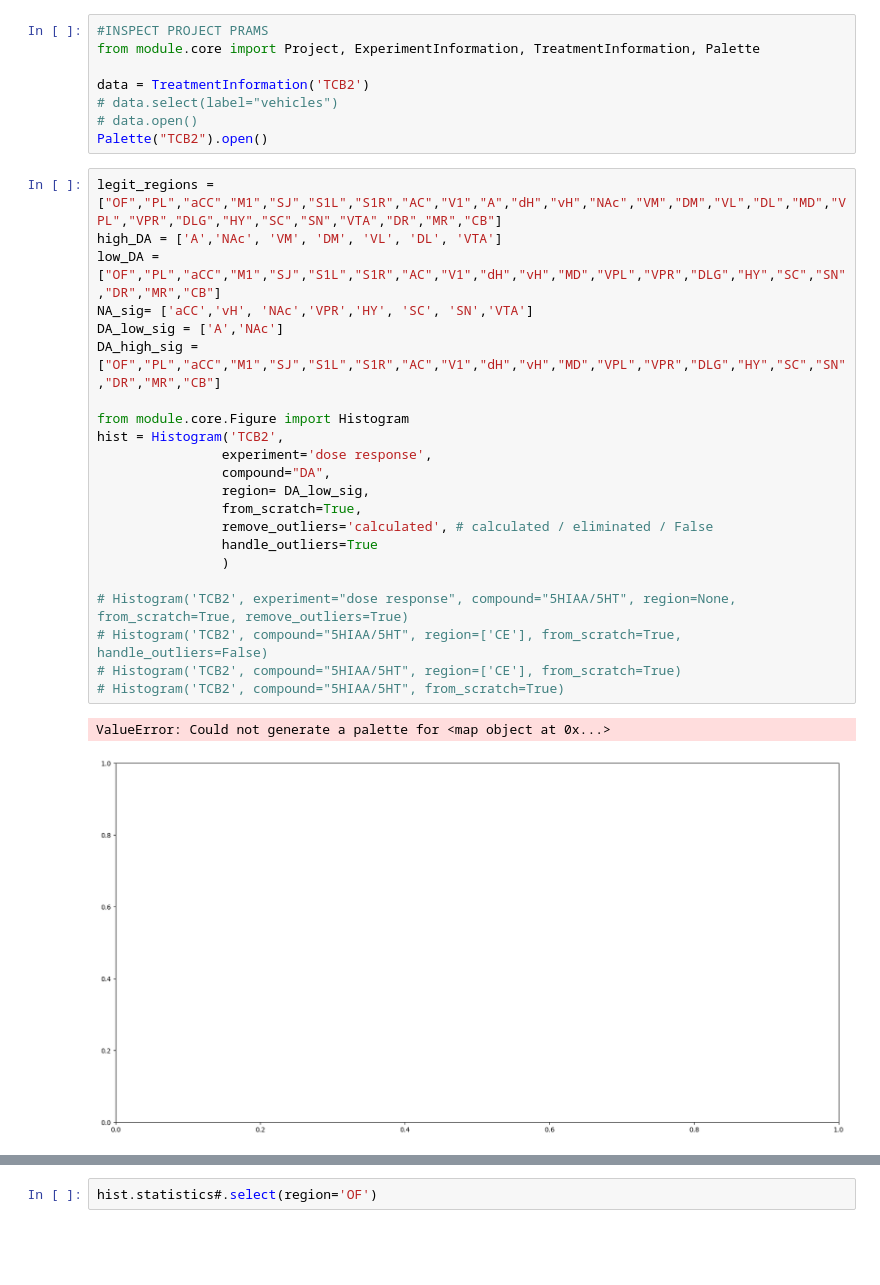
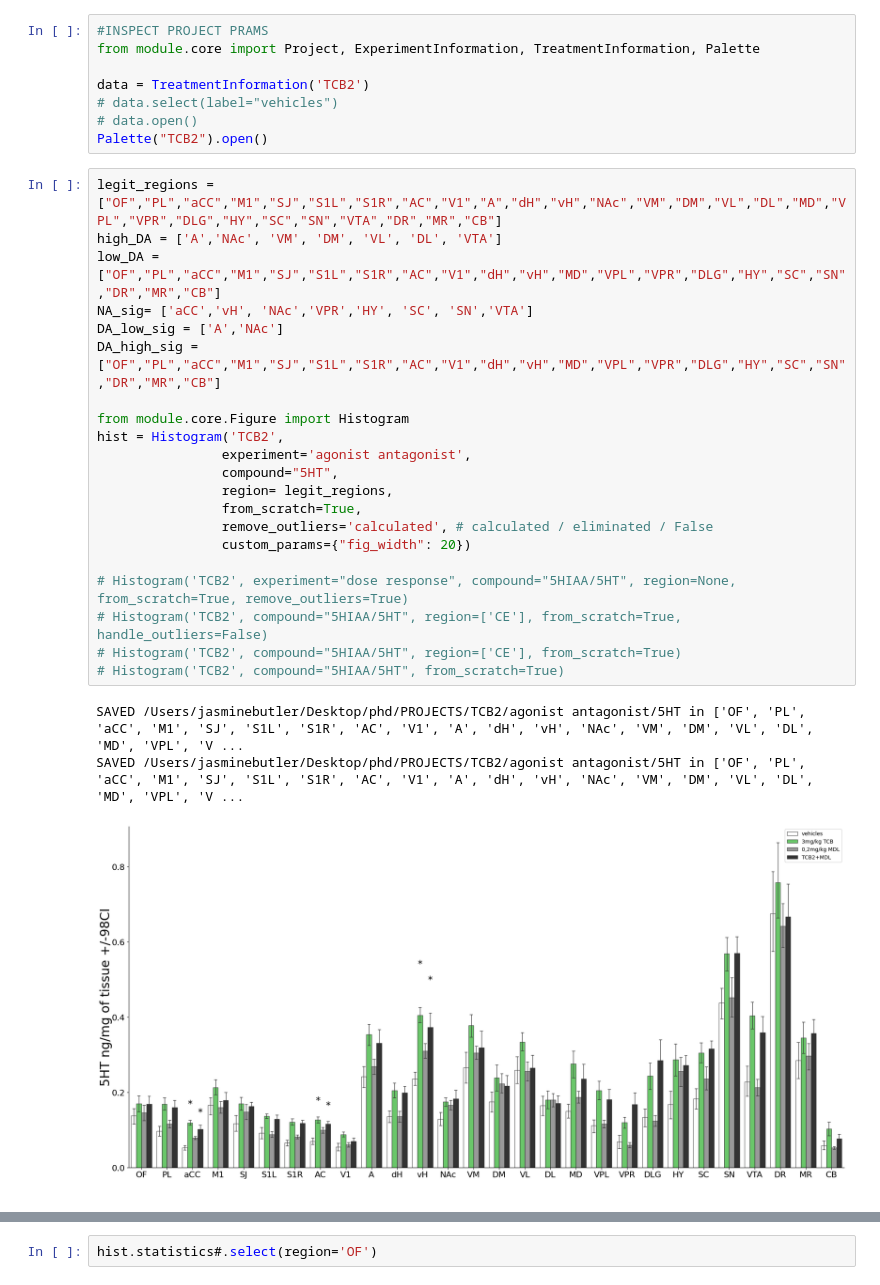
Before and after one commit to remicorne/phd, a Jupyter notebook: NEW_DASH.ipynb, the cells around one changed output, grey strips where cells are left out. Saved outputs shown, nothing was run; the diff lists cells and outputs as text; blank space fills up the shorter version.

```diff
--- a/NEW_DASH.ipynb
+++ b/NEW_DASH.ipynb
@@ -47,25 +47,25 @@ Palette("TCB2").open()
 # %%
 legit_regions = ["OF","PL","aCC","M1","SJ","S1L","S1R","AC","V1","A","dH","vH","NAc","VM","DM","VL","DL","MD","VPL","VPR","DLG","HY","SC","SN","VTA","DR","MR","CB"]
 high_DA = ['A','NAc', 'VM', 'DM', 'VL', 'DL', 'VTA']
 low_DA = ["OF","PL","aCC","M1","SJ","S1L","S1R","AC","V1","dH","vH","MD","VPL","VPR","DLG","HY","SC","SN","DR","MR","CB"]
 NA_sig= ['aCC','vH', 'NAc','VPR','HY', 'SC', 'SN','VTA']
 DA_low_sig = ['A','NAc']
 DA_high_sig = ["OF","PL","aCC","M1","SJ","S1L","S1R","AC","V1","dH","vH","MD","VPL","VPR","DLG","HY","SC","SN","DR","MR","CB"]
 
 from module.core.Figure import Histogram
 hist = Histogram('TCB2',
-                experiment='dose response',
-                compound="DA",
-                region= DA_low_sig,
+                experiment='agonist antagonist',
+                compound="5HT",
+                region= legit_regions,
                 from_scratch=True,
                 remove_outliers='calculated', # calculated / eliminated / False
-                handle_outliers=True
-                )
+                custom_params={"fig_width": 20})
 
 # Histogram('TCB2', experiment="dose response", compound="5HIAA/5HT", region=None, from_scratch=True, remove_outliers=True)
 # Histogram('TCB2', compound="5HIAA/5HT", region=['CE'], from_scratch=True, handle_outliers=False)
 # Histogram('TCB2', compound="5HIAA/5HT", region=['CE'], from_scratch=True)
 # Histogram('TCB2', compound="5HIAA/5HT", from_scratch=True)
 # %% [output]
-ValueError: Could not generate a palette for <map object at 0x...>
+SAVED /Users/jasminebutler/Desktop/phd/PROJECTS/TCB2/agonist antagonist/5HT in ['OF', 'PL', 'aCC', 'M1', 'SJ', 'S1L', 'S1R', 'AC', 'V1', 'A', 'dH', 'vH', 'NAc', 'VM', 'DM', 'VL', 'DL', 'MD', 'VPL', 'V ...
+SAVED /Users/jasminebutler/Desktop/phd/PROJECTS/TCB2/agonist antagonist/5HT in ['OF', 'PL', 'aCC', 'M1', 'SJ', 'S1L', 'S1R', 'AC', 'V1', 'A', 'dH', 'vH', 'NAc', 'VM', 'DM', 'VL', 'DL', 'MD', 'VPL', 'V ...
-[figure, old version]
+[figure, new version]
```
Also changed, not shown: parts of 2 cells of this notebook.
